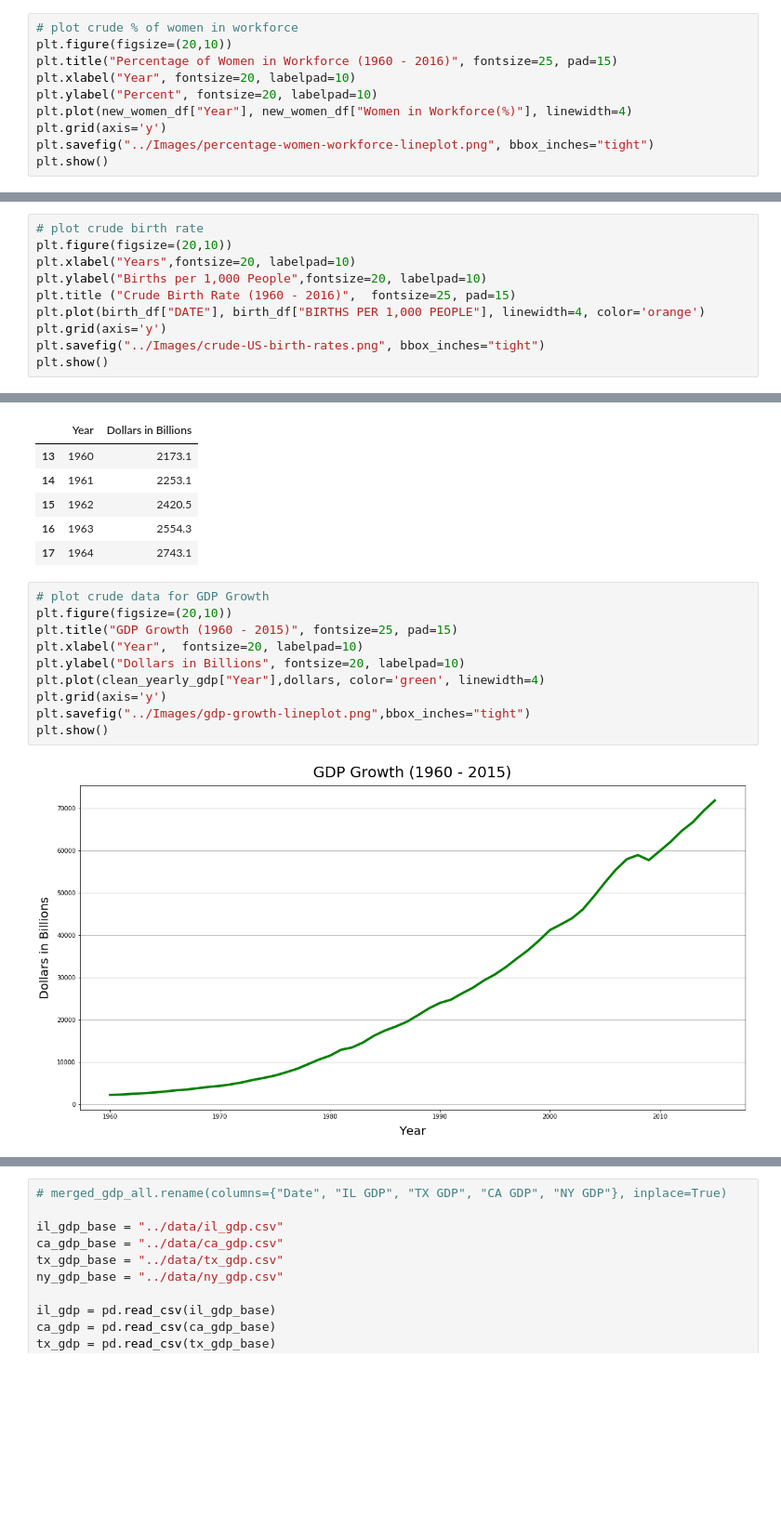
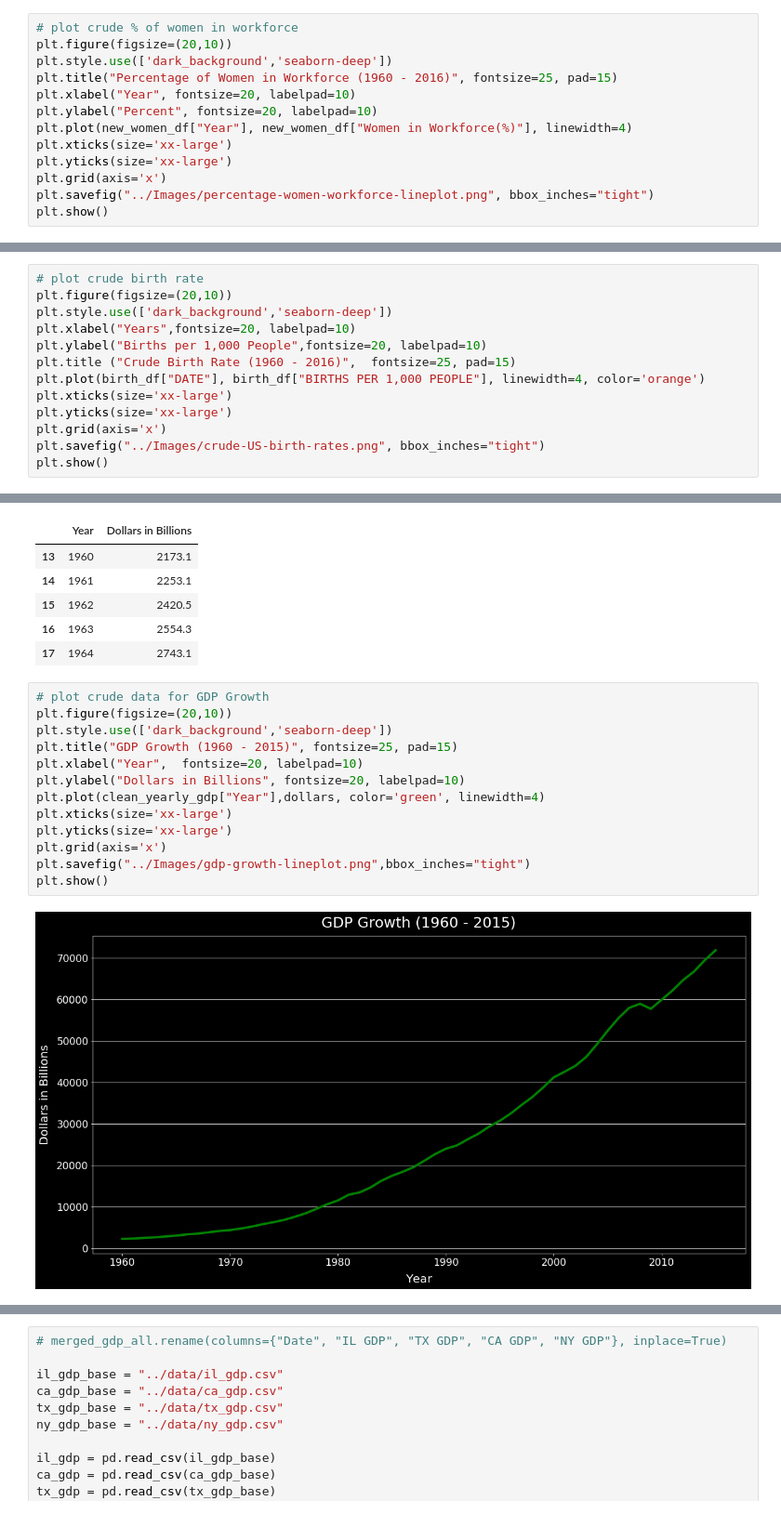
Before and after one commit to kathleeng77/Open-Source-Project-1, a Jupyter notebook: analysis/women-in-workforce-analysis.ipynb, the cells around one changed output, grey strips where cells are left out. Shown at 93% size. Cells and saved outputs as stored; diff of their text form; blank space fills up the shorter version.

```diff
--- a/analysis/women-in-workforce-analysis.ipynb
+++ b/analysis/women-in-workforce-analysis.ipynb
@@ -38,11 +38,14 @@ new_women_df.head()
 # %%
 # plot crude % of women in workforce
 plt.figure(figsize=(20,10))
+plt.style.use(['dark_background','seaborn-deep'])
 plt.title("Percentage of Women in Workforce (1960 - 2016)", fontsize=25, pad=15)
 plt.xlabel("Year", fontsize=20, labelpad=10)
 plt.ylabel("Percent", fontsize=20, labelpad=10)
 plt.plot(new_women_df["Year"], new_women_df["Women in Workforce(%)"], linewidth=4)
-plt.grid(axis='y')
+plt.xticks(size='xx-large')
+plt.yticks(size='xx-large')
+plt.grid(axis='x')
 plt.savefig("../Images/percentage-women-workforce-lineplot.png", bbox_inches="tight")
 plt.show()
 # %% [output]
@@ -66,11 +69,14 @@ birth_df.head()
 # %%
 # plot crude birth rate
 plt.figure(figsize=(20,10))
+plt.style.use(['dark_background','seaborn-deep'])
 plt.xlabel("Years",fontsize=20, labelpad=10)
 plt.ylabel("Births per 1,000 People",fontsize=20, labelpad=10)
 plt.title ("Crude Birth Rate (1960 - 2016)",  fontsize=25, pad=15)
 plt.plot(birth_df["DATE"], birth_df["BIRTHS PER 1,000 PEOPLE"], linewidth=4, color='orange')
-plt.grid(axis='y')
+plt.xticks(size='xx-large')
+plt.yticks(size='xx-large')
+plt.grid(axis='x')
 plt.savefig("../Images/crude-US-birth-rates.png", bbox_inches="tight")
 plt.show()
 # %% [output]
@@ -118,13 +124,16 @@ clean_yearly_gdp.head()
 # %%
 # plot crude data for GDP Growth
 plt.figure(figsize=(20,10))
+plt.style.use(['dark_background','seaborn-deep'])
 plt.title("GDP Growth (1960 - 2015)", fontsize=25, pad=15)
 plt.xlabel("Year",  fontsize=20, labelpad=10)
 plt.ylabel("Dollars in Billions", fontsize=20, labelpad=10)
 plt.plot(clean_yearly_gdp["Year"],dollars, color='green', linewidth=4)
-plt.grid(axis='y')
+plt.xticks(size='xx-large')
+plt.yticks(size='xx-large')
+plt.grid(axis='x')
 plt.savefig("../Images/gdp-growth-lineplot.png",bbox_inches="tight")
 plt.show()
 # %% [output]
-[figure, old version]
+[figure, new version]
 # %% [markdown]
```
Also changed, not shown: parts of 15 cells of this notebook, 13 other files.
